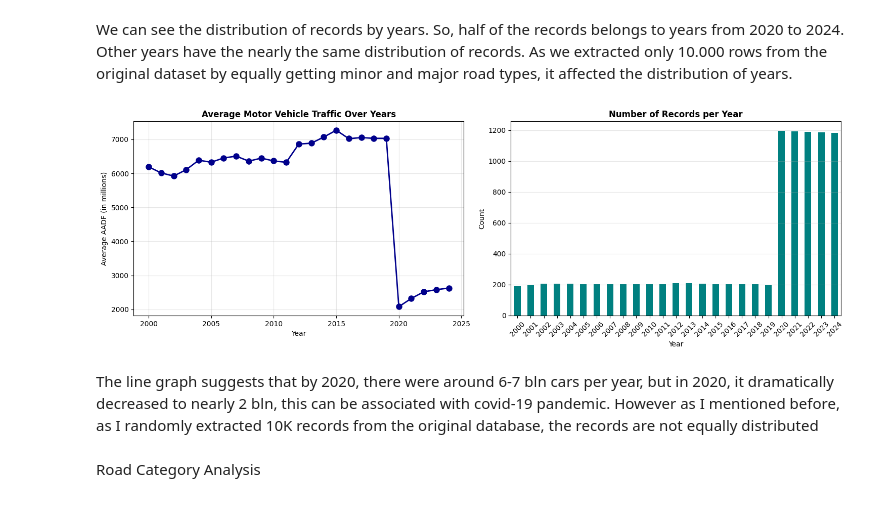
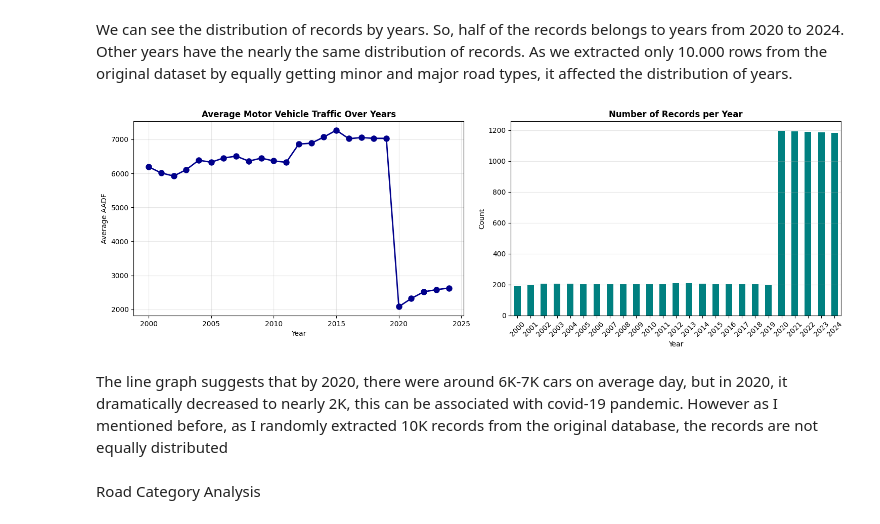
Before and after one commit to dilshodbek-axmadov/MLDA.CW1.16668, a Jupyter notebook: ML_16668.ipynb, the cells around one changed output. Cells and saved outputs as stored; diff of their text form; code cells hidden in the pictures.

```diff
--- a/ML_16668.ipynb
+++ b/ML_16668.ipynb
@@ -277,31 +277,31 @@ We can see the distribution of records by years. So, half of the records belongs
 # %%
 fig, axes = plt.subplots(1, 2, figsize=(15, 5))
 
 # Traffic trends over years
 ax1 = axes[0]
 yearly_traffic = df.groupby('year')['all_motor_vehicles'].mean()
 ax1.plot(yearly_traffic.index, yearly_traffic.values, marker='o',
          linewidth=2, markersize=8, color='darkblue')
 ax1.set_title('Average Motor Vehicle Traffic Over Years', fontsize=12, fontweight='bold')
 ax1.set_xlabel('Year')
-ax1.set_ylabel('Average AADF (in millions)')
+ax1.set_ylabel('Average AADF')
 ax1.grid(True, alpha=0.3)
 
 # Year distribution
 ax2 = axes[1]
 df['year'].value_counts().sort_index().plot(kind='bar', ax=ax2, color='teal')
 ax2.set_title('Number of Records per Year', fontsize=12, fontweight='bold')
 ax2.set_xlabel('Year')
 ax2.set_ylabel('Count')
 ax2.grid(True, alpha=0.3, axis='y')
 plt.xticks(rotation=45)
 
 plt.tight_layout()
 plt.show()
 # %% [output]
-[figure, old version]
+[figure, new version]
 # %% [markdown]
-The line graph suggests that by 2020, there were around 6-7 bln cars per year, but in 2020, it dramatically decreased to nearly 2 bln, this can be associated with covid-19 pandemic. However as I mentioned before, as I randomly extracted 10K records from the original database, the records are not equally distributed
+The line graph suggests that by 2020, there were around 6K-7K cars on average day, but in 2020, it dramatically decreased to nearly 2K, this can be associated with covid-19 pandemic. However as I mentioned before, as I randomly extracted 10K records from the original database, the records are not equally distributed
 # %% [markdown]
 Road Category Analysis
 # %%
```
Also changed, not shown: parts of 31 cells of this notebook.
